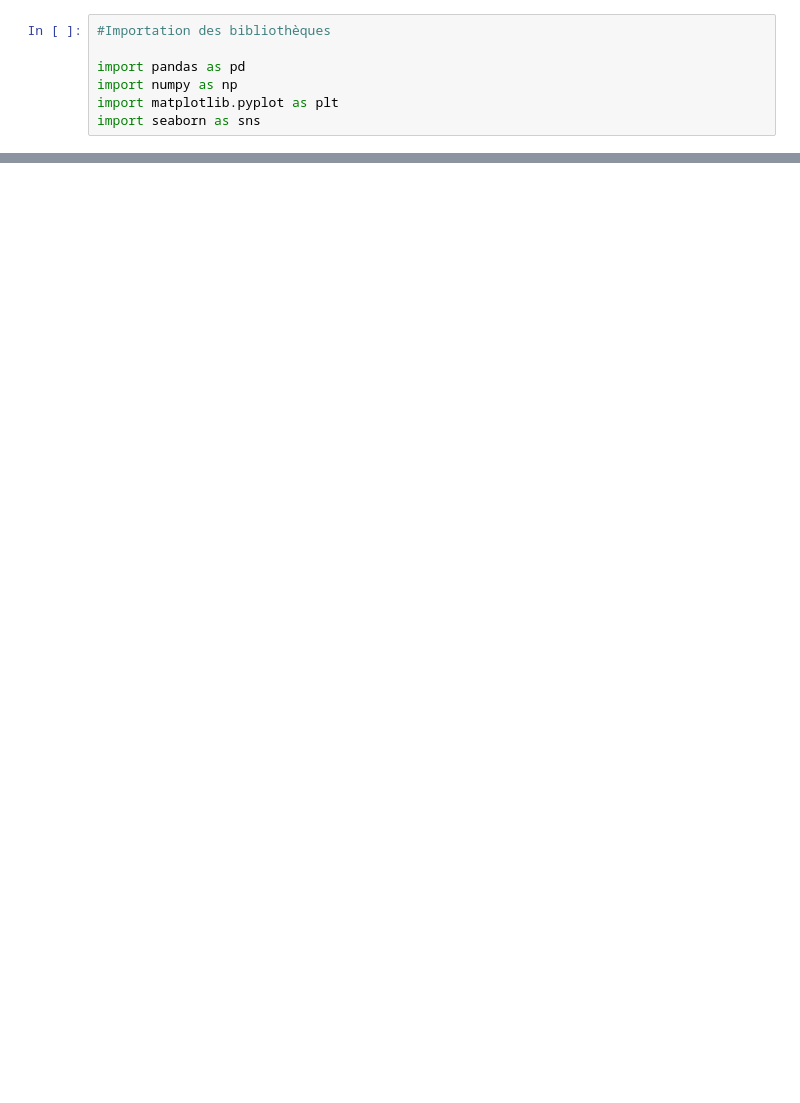
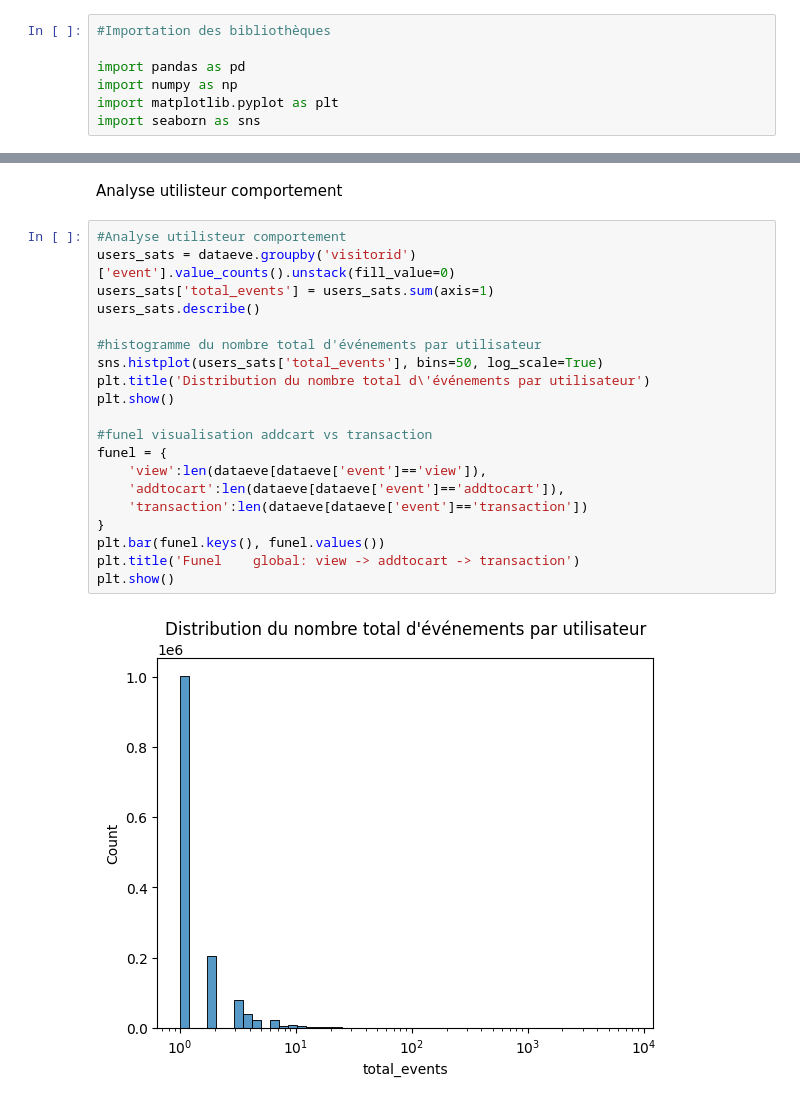
Before and after one commit to jouvence13/Projet_Data_Driven_E-commeerce, a Jupyter notebook: Notebook/Traitement.ipynb, the cells around one changed output, grey strips where cells are left out. Cells and saved outputs as stored; diff of their text form; blank space fills up the shorter version.

```diff
--- a/Notebook/Traitement.ipynb
+++ b/Notebook/Traitement.ipynb
@@ -148,0 +189,24 @@ Doubles dans item_properties_part2.csv:
+# %% [markdown]
+Analyse utilisteur comportement
+# %%
+#Analyse utilisteur comportement
+users_sats = dataeve.groupby('visitorid')['event'].value_counts().unstack(fill_value=0)
+users_sats['total_events'] = users_sats.sum(axis=1)
+users_sats.describe()
+
+#histogramme du nombre total d'événements par utilisateur
+sns.histplot(users_sats['total_events'], bins=50, log_scale=True)
+plt.title('Distribution du nombre total d\'événements par utilisateur')
+plt.show()
+
+#funel visualisation addcart vs transaction
+funel = {
+    'view':len(dataeve[dataeve['event']=='view']),
+    'addtocart':len(dataeve[dataeve['event']=='addtocart']),
+    'transaction':len(dataeve[dataeve['event']=='transaction'])
+}
+plt.bar(funel.keys(), funel.values())
+plt.title('Funel    global: view -> addtocart -> transaction')
+plt.show()
+# %% [output]
+[figure, added]
```
Also changed, not shown: parts of 25 cells of this notebook, 3 other files.
